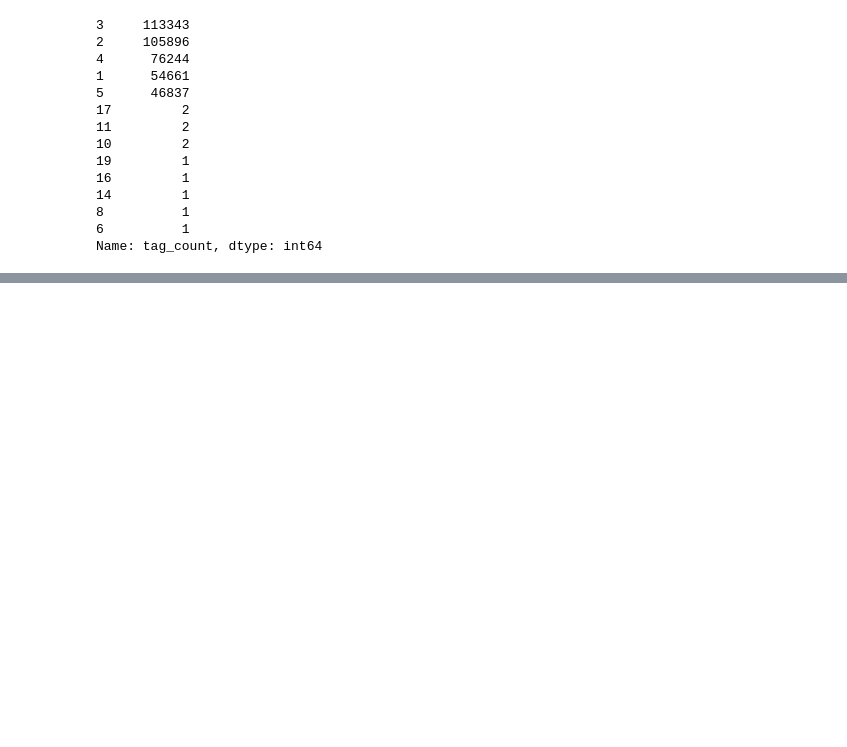
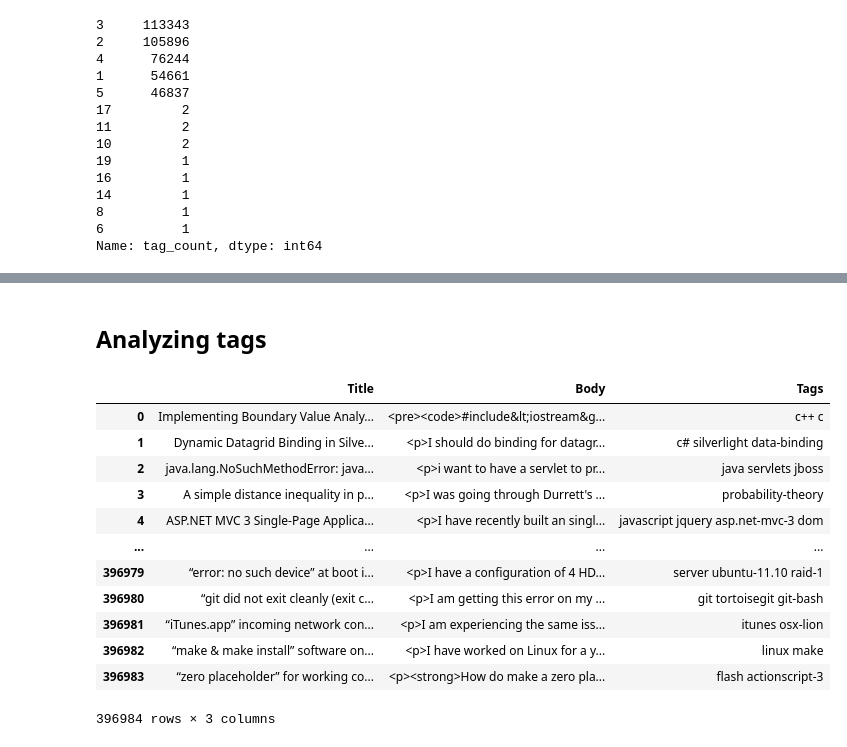
Before and after one commit to RakshitaTantry28/Stackoverflow-Tag-Predictor, a Jupyter notebook: SO_TagPredictor.ipynb, the cells around one changed output, grey strips where cells are left out. Saved outputs shown, nothing was run; the diff lists cells and outputs as text; code cells hidden in the pictures; blank space fills up the shorter version.

Commit message:
analysed tags

```diff
--- a/SO_TagPredictor.ipynb
+++ b/SO_TagPredictor.ipynb
@@ -165 +169,19 @@ Name: tag_count, dtype: int64
+# %% [markdown]
+## Analyzing tags
+# %%
+pd.read_sql_query("Select Title,Body,Tags FROM data",con2)
+# %% [output]
+|  | Title | Body | Tags |
+| 0 | Implementing Boundary Value Analy... | <pre><code>#include&lt;iostream&g... | c++ c |
+| 1 | Dynamic Datagrid Binding in Silve... | <p>I should do binding for datagr... | c# silverlight data-binding |
+| 2 | java.lang.NoSuchMethodError: java... | <p>i want to have a servlet to pr... | java servlets jboss |
+| 3 | A simple distance inequality in p... | <p>I was going through Durrett's ... | probability-theory |
+| 4 | ASP.NET MVC 3 Single-Page Applica... | <p>I have recently built an singl... | javascript jquery asp.net-mvc-3 dom |
+| ... | ... | ... | ... |
+| 396979 | “error: no such device” at boot i... | <p>I have a configuration of 4 HD... | server ubuntu-11.10 raid-1 |
+| 396980 | “git did not exit cleanly (exit c... | <p>I am getting this error on my ... | git tortoisegit git-bash |
+| 396981 | “iTunes.app” incoming network con... | <p>I am experiencing the same iss... | itunes osx-lion |
+| 396982 | “make & make install” software on... | <p>I have worked on Linux for a y... | linux make |
+| 396983 | “zero placeholder” for working co... | <p><strong>How do make a zero pla... | flash actionscript-3 |
+396984 rows × 3 columns
 # %%
```
Also changed, not shown: parts of 18 cells of this notebook.
